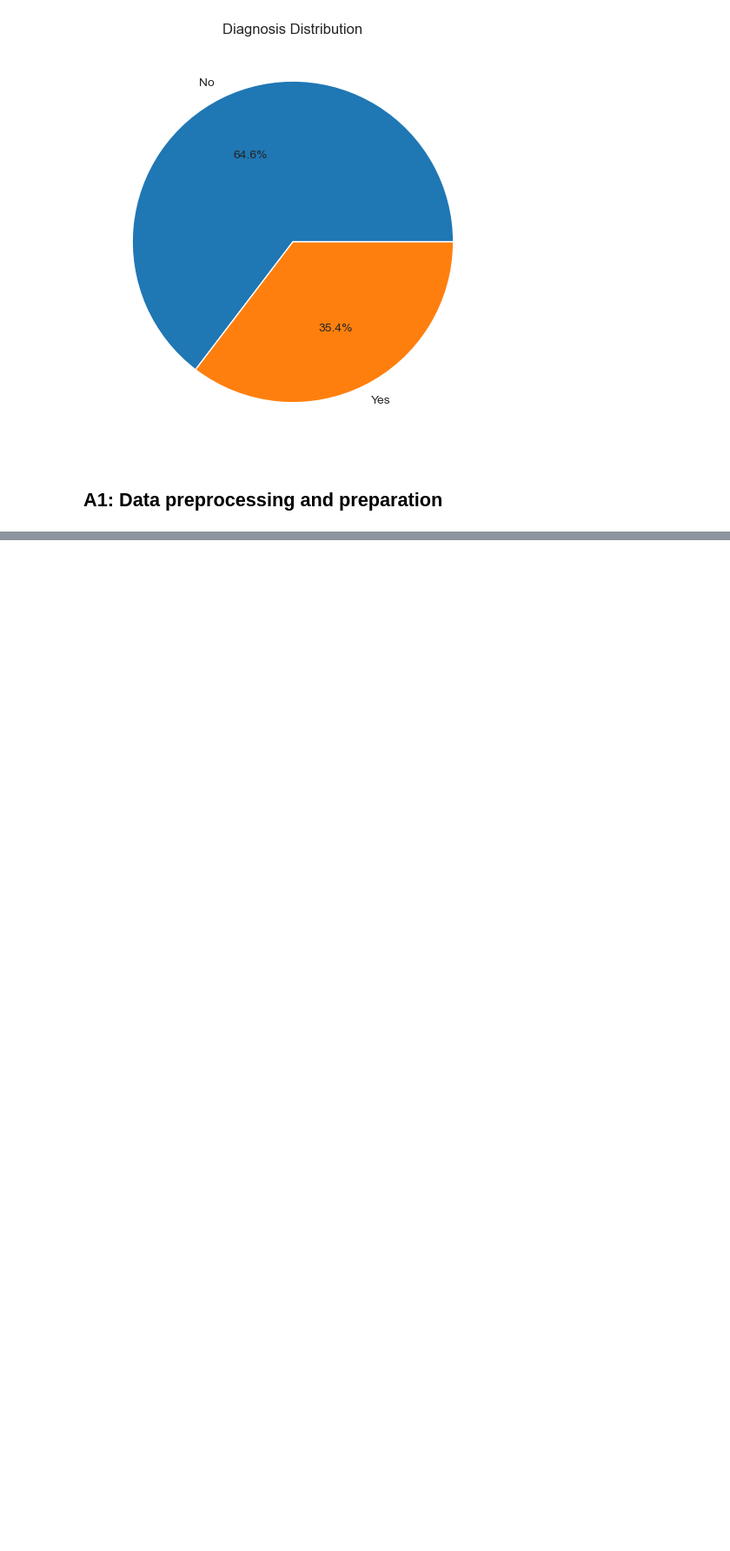
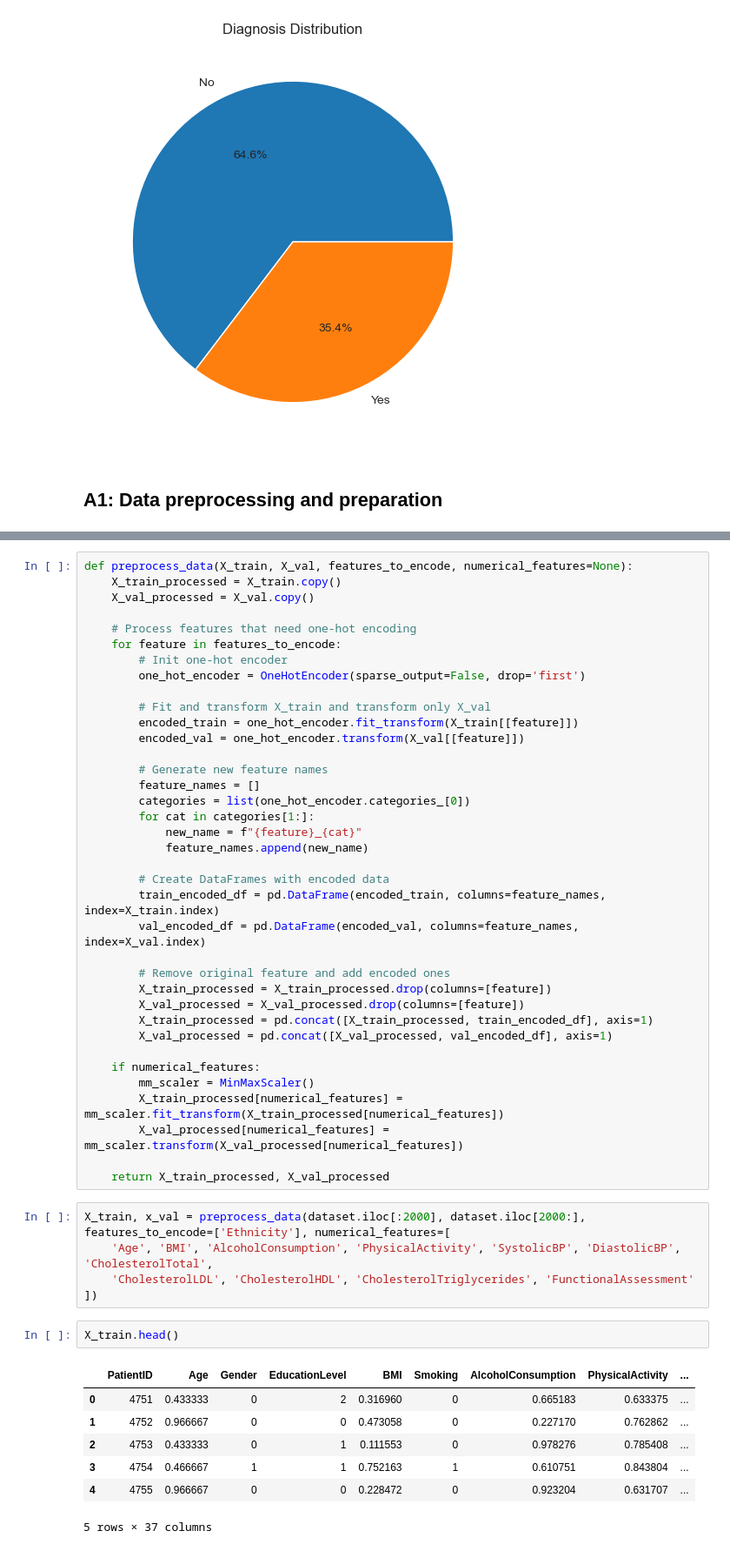
Before and after one commit to thanasisbkls/nn-alzheimer-prediction, a Jupyter notebook: part-a.ipynb, the cells around one changed output, grey strips where cells are left out. Shown at 87% size. Drawn from its saved outputs; the diff is of its cells as text; blank space fills up the shorter version.

Commit message:
Implemented preprocessing (MinMax Scaling and one-hot encoding) and 5-fold cross-validation)

```diff
--- a/part-a.ipynb
+++ b/part-a.ipynb
@@ -236,0 +256,52 @@ plt.show()
+# %%
+def preprocess_data(X_train, X_val, features_to_encode, numerical_features=None):
+    X_train_processed = X_train.copy()
+    X_val_processed = X_val.copy()
+
+    # Process features that need one-hot encoding
+    for feature in features_to_encode:
+        # Init one-hot encoder
+        one_hot_encoder = OneHotEncoder(sparse_output=False, drop='first')
+
+        # Fit and transform X_train and transform only X_val
+        encoded_train = one_hot_encoder.fit_transform(X_train[[feature]])
+        encoded_val = one_hot_encoder.transform(X_val[[feature]])
+
+        # Generate new feature names
+        feature_names = []
+        categories = list(one_hot_encoder.categories_[0])
+        for cat in categories[1:]:
+            new_name = f"{feature}_{cat}"
+            feature_names.append(new_name)
+
+        # Create DataFrames with encoded data
+        train_encoded_df = pd.DataFrame(encoded_train, columns=feature_names, index=X_train.index)
+        val_encoded_df = pd.DataFrame(encoded_val, columns=feature_names, index=X_val.index)
+
+        # Remove original feature and add encoded ones
+        X_train_processed = X_train_processed.drop(columns=[feature])
+        X_val_processed = X_val_processed.drop(columns=[feature])
+        X_train_processed = pd.concat([X_train_processed, train_encoded_df], axis=1)
+        X_val_processed = pd.concat([X_val_processed, val_encoded_df], axis=1)
+
+    if numerical_features:
+        mm_scaler = MinMaxScaler()
+        X_train_processed[numerical_features] = mm_scaler.fit_transform(X_train_processed[numerical_features])
+        X_val_processed[numerical_features] = mm_scaler.transform(X_val_processed[numerical_features])
+
+    return X_train_processed, X_val_processed
+# %%
+X_train, x_val = preprocess_data(dataset.iloc[:2000], dataset.iloc[2000:], features_to_encode=['Ethnicity'], numerical_features=[
+    'Age', 'BMI', 'AlcoholConsumption', 'PhysicalActivity', 'SystolicBP', 'DiastolicBP', 'CholesterolTotal',
+    'CholesterolLDL', 'CholesterolHDL', 'CholesterolTriglycerides', 'FunctionalAssessment'
+])
+# %%
+X_train.head()
+# %% [output]
+|  | PatientID | Age | Gender | EducationLevel | BMI | Smoking | AlcoholConsumption | PhysicalActivity | ... |
+| 0 | 4751 | 0.433333 | 0 | 2 | 0.316960 | 0 | 0.665183 | 0.633375 | ... |
+| 1 | 4752 | 0.966667 | 0 | 0 | 0.473058 | 0 | 0.227170 | 0.762862 | ... |
+| 2 | 4753 | 0.433333 | 0 | 1 | 0.111553 | 0 | 0.978276 | 0.785408 | ... |
+| 3 | 4754 | 0.466667 | 1 | 1 | 0.752163 | 1 | 0.610751 | 0.843804 | ... |
+| 4 | 4755 | 0.966667 | 0 | 0 | 0.228472 | 0 | 0.923204 | 0.631707 | ... |
+5 rows × 37 columns
```
Also changed, not shown: parts of 9 cells of this notebook.
